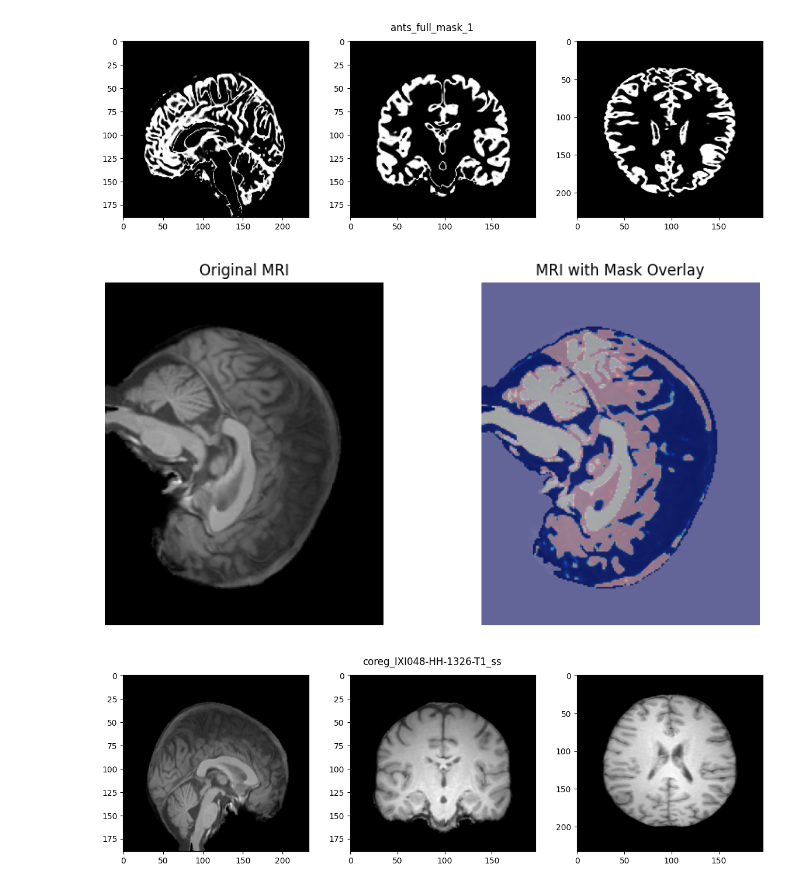
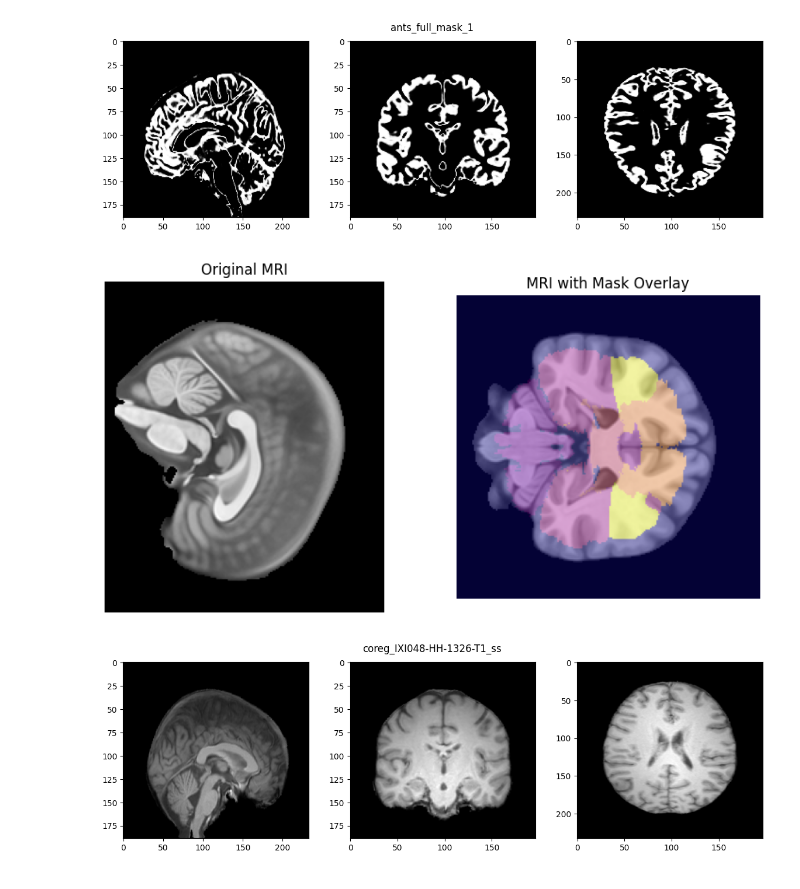
Before and after one commit to sangu-firedev/Medhulu, a Jupyter notebook: Notebooks/Untitled.ipynb, the cells around one changed output. Cells and saved outputs as stored; diff of their text form; code cells hidden in the pictures.

```diff
--- a/Notebooks/Untitled.ipynb
+++ b/Notebooks/Untitled.ipynb
@@ -193,46 +193,38 @@ img.plot()
 # %%
 import nibabel as nib
 import numpy as np
 import matplotlib.pyplot as plt
 
 # Load MRI scan and mask
-mri_path = "/home/sangu/Medulu/Datasets/Raw/post_reg_mri/coreg_IXI048-HH-1326-T1_ss.nii.gz"
-mask_path_3 = "/home/sangu/rought_folder/trial/cr_ants_mask_3.nii.gz"
-mask_path_1 = "/home/sangu/rought_folder/trial/cr_ants_mask_1.nii.gz"
-mask_path_0 = "/home/sangu/rought_folder/trial/cr_ants_mask_0.nii.gz"
+mri_path = "/home/sangu/stipskull.nii.gz"
+mask_path_3 = "/home/sangu/Downloads/segmented_new_mri (1).nii.gz"
 
 mri_img = nib.load(mri_path)
 mask_img_3 = nib.load(mask_path_3)
-mask_img_1 = nib.load(mask_path_1)
-mask_img_0 = nib.load(mask_path_0)
 
 mri_data = mri_img.get_fdata()
 mask_data_3 = mask_img_3.get_fdata()
-mask_data_1 = mask_img_1.get_fdata()
-mask_data_0 = mask_img_0.get_fdata()
 
 # Get mid-slice index
 mid_slice = mri_data.shape[0] // 2
 
 # Plot MRI with mask overlay
 plt.figure(figsize=(10, 5))
 
 plt.subplot(1, 2, 1)
 plt.imshow(mri_data[mid_slice, :, :], cmap="gray")
 plt.title("Original MRI")
 plt.axis("off")
 
 plt.subplot(1, 2, 2)
-plt.imshow(mri_data[mid_slice, :, :], cmap="gray")
-plt.imshow(mask_data_3[mid_slice, :, :], cmap="plasma", alpha=0.4)  # Overlay mask in color
-plt.imshow(mask_data_1[mid_slice, :, :], cmap="jet", alpha=0.4)  # Overlay mask in color
-plt.imshow(mask_data_0[mid_slice, :, :], cmap="Blues", alpha=0.4)  # Overlay mask in color
+plt.imshow(mri_data[:, mid_slice, :], cmap="gray")
+plt.imshow(mask_data_3[:, mid_slice, :], cmap="plasma", alpha=0.4)  # Overlay mask in color
 plt.title("MRI with Mask Overlay")
 plt.axis("off")
 
 plt.show()
 # %% [output]
-[figure, old version]
+[figure, new version]
 # %%
 from utilities.plotting import plot_with_mask
 csf = LoadImage("/home/sangu/rought_folder/trial3/n4_ant_cr_ants_mask_0.nii.gz")
```
Also changed, not shown: parts of 2 cells of this notebook, 6 other files.
